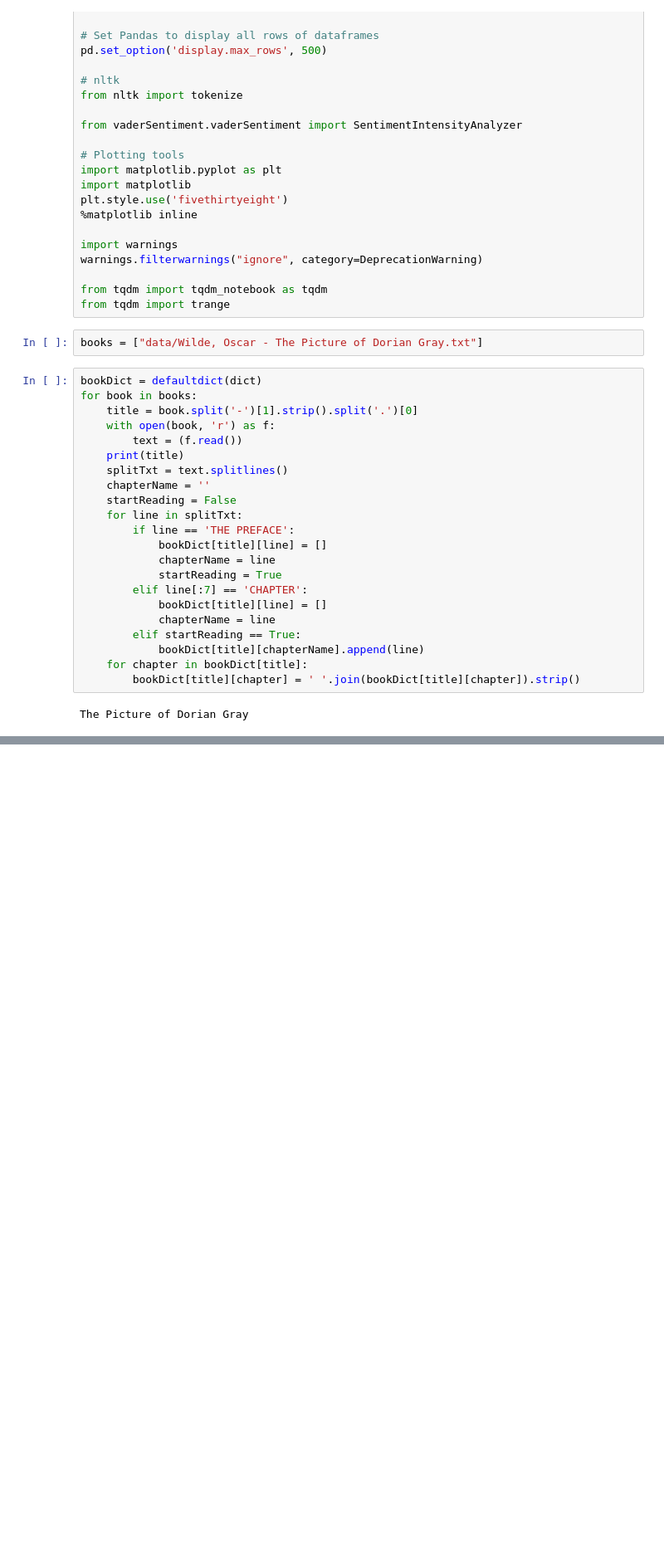
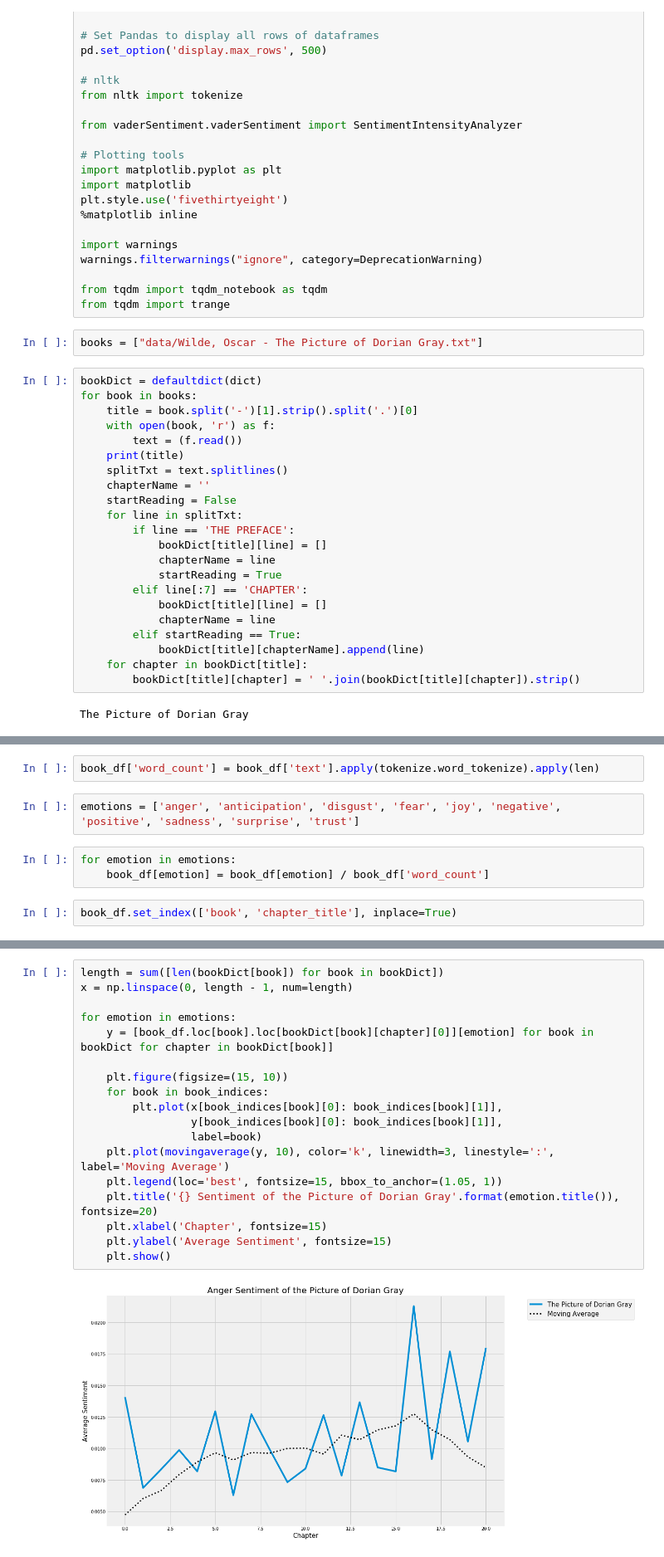
Before and after one commit to wgriffin13/TrypNoteTextEngine, a Jupyter notebook: sentiment_analysis.ipynb, the cells around one changed output, grey strips where cells are left out. Shown at 83% size. Cells and saved outputs as stored; diff of their text form; blank space fills up the shorter version.

```diff
--- a/sentiment_analysis.ipynb
+++ b/sentiment_analysis.ipynb
@@ -76,0 +364,9 @@ ImportError: IntProgress not found. Please update jupyter and ipywidgets. See ht
+# %%
+book_df['word_count'] = book_df['text'].apply(tokenize.word_tokenize).apply(len)
+# %%
+emotions = ['anger', 'anticipation', 'disgust', 'fear', 'joy', 'negative', 'positive', 'sadness', 'surprise', 'trust']
+# %%
+for emotion in emotions:
+    book_df[emotion] = book_df[emotion] / book_df['word_count']
+# %%
+book_df.set_index(['book', 'chapter_title'], inplace=True)
@@ -76,0 +383,20 @@ ImportError: IntProgress not found. Please update jupyter and ipywidgets. See ht
+# %%
+length = sum([len(bookDict[book]) for book in bookDict])
+x = np.linspace(0, length - 1, num=length)
+
+for emotion in emotions:
+    y = [book_df.loc[book].loc[bookDict[book][chapter][0]][emotion] for book in bookDict for chapter in bookDict[book]]
+
+    plt.figure(figsize=(15, 10))
+    for book in book_indices:
+        plt.plot(x[book_indices[book][0]: book_indices[book][1]],
+                 y[book_indices[book][0]: book_indices[book][1]],
+                 label=book)
+    plt.plot(movingaverage(y, 10), color='k', linewidth=3, linestyle=':', label='Moving Average')
+    plt.legend(loc='best', fontsize=15, bbox_to_anchor=(1.05, 1))
+    plt.title('{} Sentiment of the Picture of Dorian Gray'.format(emotion.title()), fontsize=20)
+    plt.xlabel('Chapter', fontsize=15)
+    plt.ylabel('Average Sentiment', fontsize=15)
+    plt.show()
+# %% [output]
+[figure, added]
```
Also changed, not shown: parts of 24 cells of this notebook, 3 other files.
